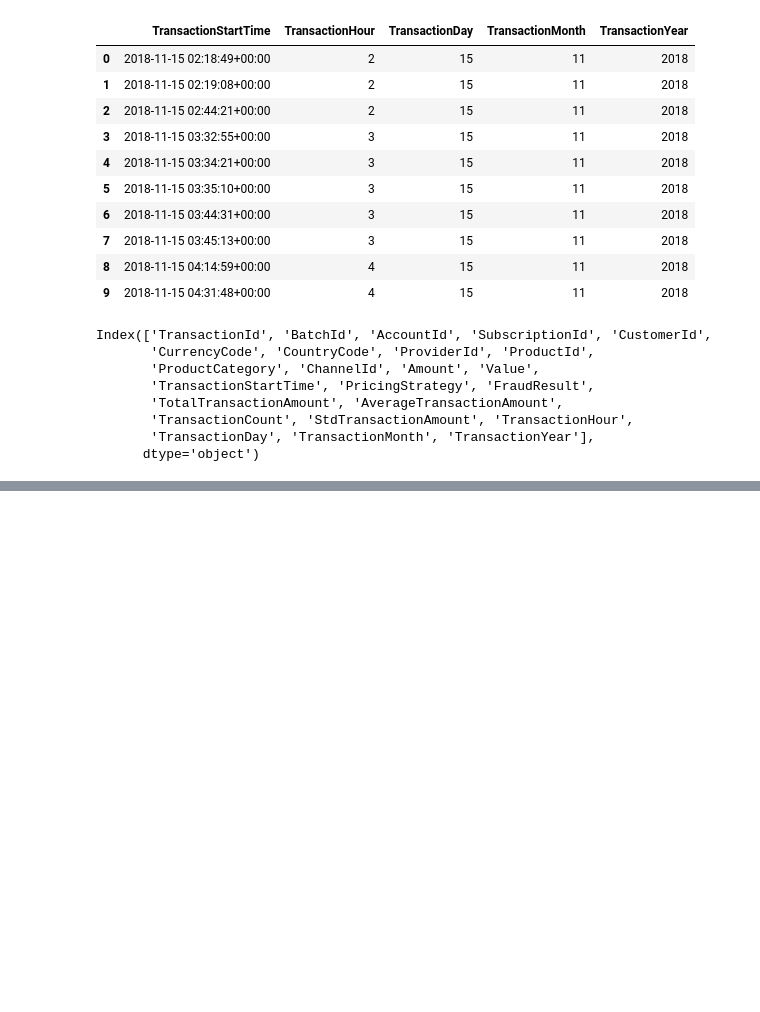
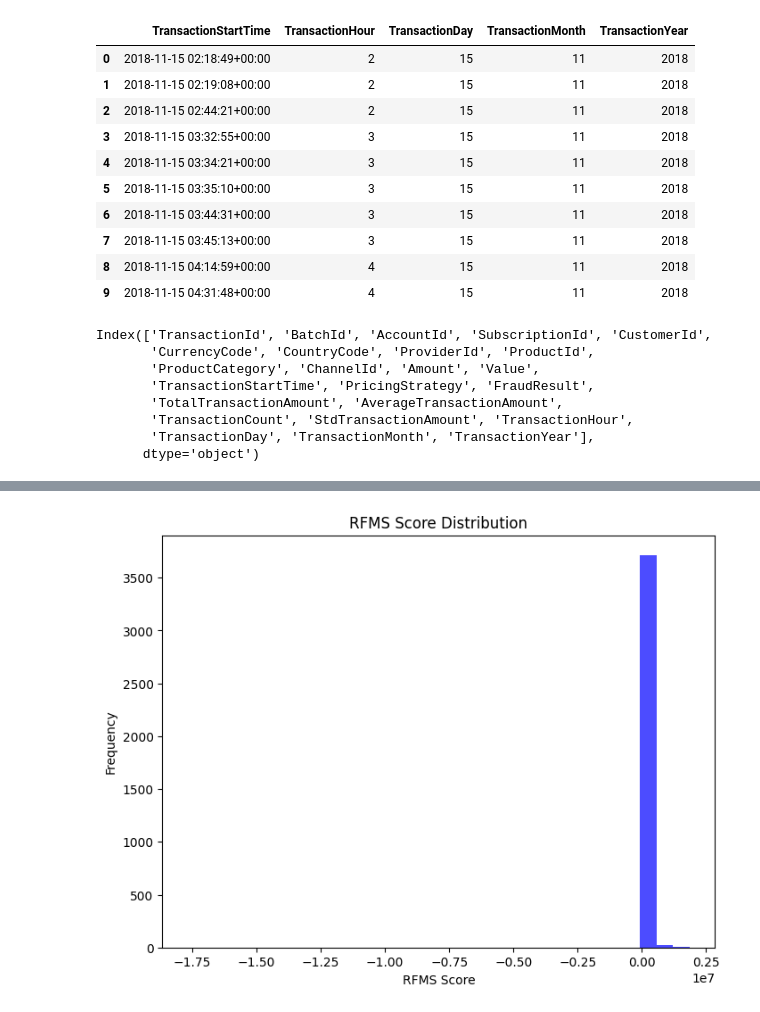
Before and after one commit to Semir1r/Credit-card-fraud-detection, a Jupyter notebook: notebooks/fraud_detection.ipynb, the cells around one changed output, grey strips where cells are left out. Drawn from its saved outputs; the diff is of its cells as text; code cells hidden in the pictures; blank space fills up the shorter version.

```diff
--- a/notebooks/fraud_detection.ipynb
+++ b/notebooks/fraud_detection.ipynb
@@ -342,3 +342,9 @@ Index(['TransactionId', 'BatchId', 'AccountId', 'SubscriptionId', 'CustomerId',
        'TransactionCount', 'StdTransactionAmount', 'TransactionHour',
        'TransactionDay', 'TransactionMonth', 'TransactionYear'],
       dtype='object')
+# %%
+import re
+new_dataframe['ProviderId'] = new_dataframe['ProviderId'].apply(lambda val: int(re.search(r'\d+', val).group()))
+new_dataframe['ProductId'] = new_dataframe['ProductId'].apply(lambda val: int(re.search(r'\d+', val).group()))
+new_dataframe['ChannelId'] = new_dataframe['ChannelId'].apply(lambda val: int(re.search(r'\d+', val).group()))
+new_dataframe.tail(10)
@@ -344,0 +364,7 @@ Index(['TransactionId', 'BatchId', 'AccountId', 'SubscriptionId', 'CustomerId',
+# %%
+from scripts.encode_variable import encodingCategoricalVariables
+
+pd.set_option('display.max_columns',None)
+
+new_dataframe_encoded = encodingCategoricalVariables(new_dataframe)
+new_dataframe_encoded.head()
@@ -344,0 +427,5 @@ Index(['TransactionId', 'BatchId', 'AccountId', 'SubscriptionId', 'CustomerId',
+# %%
+from scripts.calculate_rfms import calculateRFMSscores
+
+rfms_new_dataframe_encoded = calculateRFMSscores(new_dataframe_encoded)
+print(rfms_new_dataframe_encoded[['Recency', 'Frequency', 'Monetary', 'Seasonality', 'RFMS_Score']].head(10))
@@ -344,0 +445,6 @@ Index(['TransactionId', 'BatchId', 'AccountId', 'SubscriptionId', 'CustomerId',
+# %%
+from scripts.visualize_rfms import visualizeRFMSscore
+
+visualizeRFMSscore(rfms_new_dataframe_encoded)
+# %% [output]
+[figure, added]
```
Also changed, not shown: parts of 8 cells of this notebook, 2 other files.
